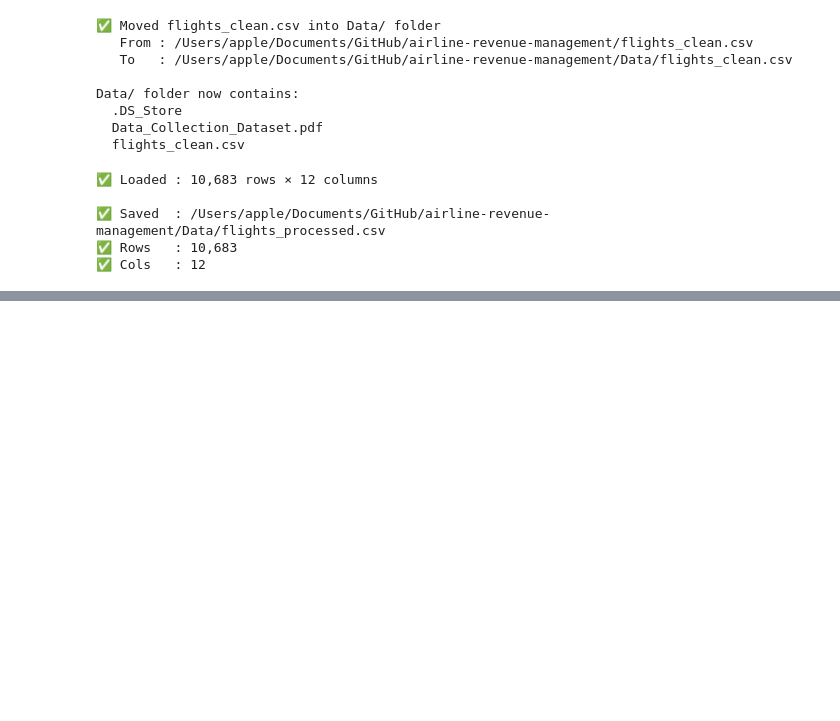
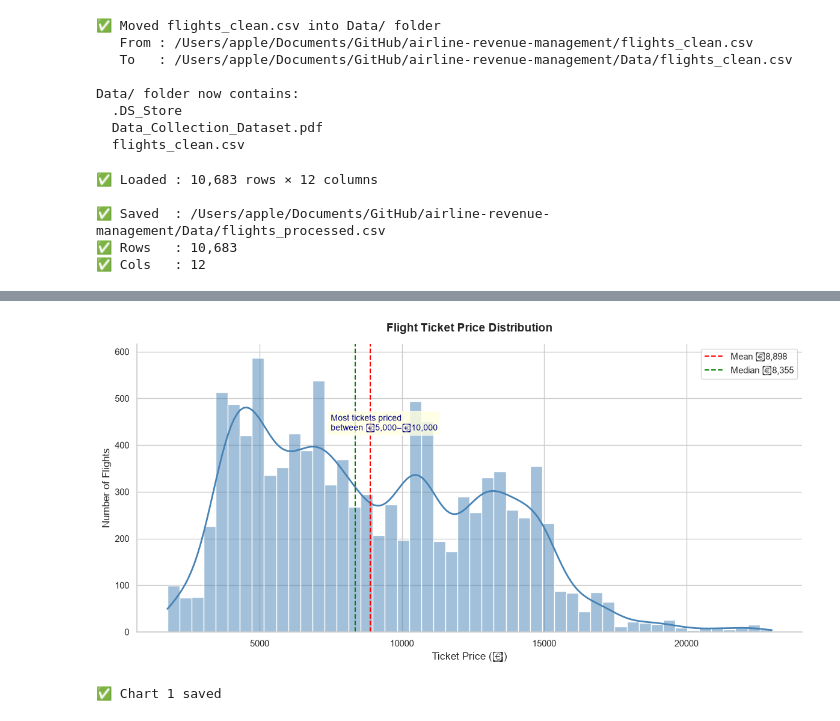
Before and after one commit to riteshnandal/airline-revenue-management, a Jupyter notebook: Python/main.py/01_data_cleaning.ipynb, the cells around one changed output, grey strips where cells are left out. Saved outputs shown, nothing was run; the diff lists cells and outputs as text; code cells hidden in the pictures; blank space fills up the shorter version.

```diff
--- a/Python/main.py/01_data_cleaning.ipynb
+++ b/Python/main.py/01_data_cleaning.ipynb
@@ -558,0 +788,40 @@ print(f"✅ Cols   : {df.shape[1]}")
+# %%
+# ── Chart 1 : Price distribution ─────────────────────────
+fig, ax = plt.subplots(figsize=(12, 6))
+
+sns.histplot(
+    df['Price'], bins=50, kde=True,
+    color='steelblue', edgecolor='white',
+    line_kws={'linewidth': 2}, ax=ax
+)
+
+# Add vertical lines for mean and median
+ax.axvline(df['Price'].mean(),
+           color='red', linestyle='--',
+           linewidth=1.5, label=f"Mean ₹{df['Price'].mean():,.0f}")
+ax.axvline(df['Price'].median(),
+           color='green', linestyle='--',
+           linewidth=1.5, label=f"Median ₹{df['Price'].median():,.0f}")
+
+ax.set_title('Flight Ticket Price Distribution')
+ax.set_xlabel('Ticket Price (₹)')
+ax.set_ylabel('Number of Flights')
+ax.legend()
+
+# Insight annotation
+ax.annotate(
+    'Most tickets priced\nbetween ₹5,000–₹10,000',
+    xy=(7500, ax.get_ylim()[1] * 0.7),
+    fontsize=10, color='navy',
+    bbox=dict(boxstyle='round,pad=0.3',
+              facecolor='lightyellow', alpha=0.8)
+)
+
+plt.tight_layout()
+plt.savefig(os.path.join(SCREENSHOTS,
+            '01_price_distribution.png'), dpi=150)
+plt.show()
+print("✅ Chart 1 saved")
+# %% [output]
+[figure, added]
+✅ Chart 1 saved
```
Also changed, not shown: parts of 10 cells of this notebook, 11 other files.
